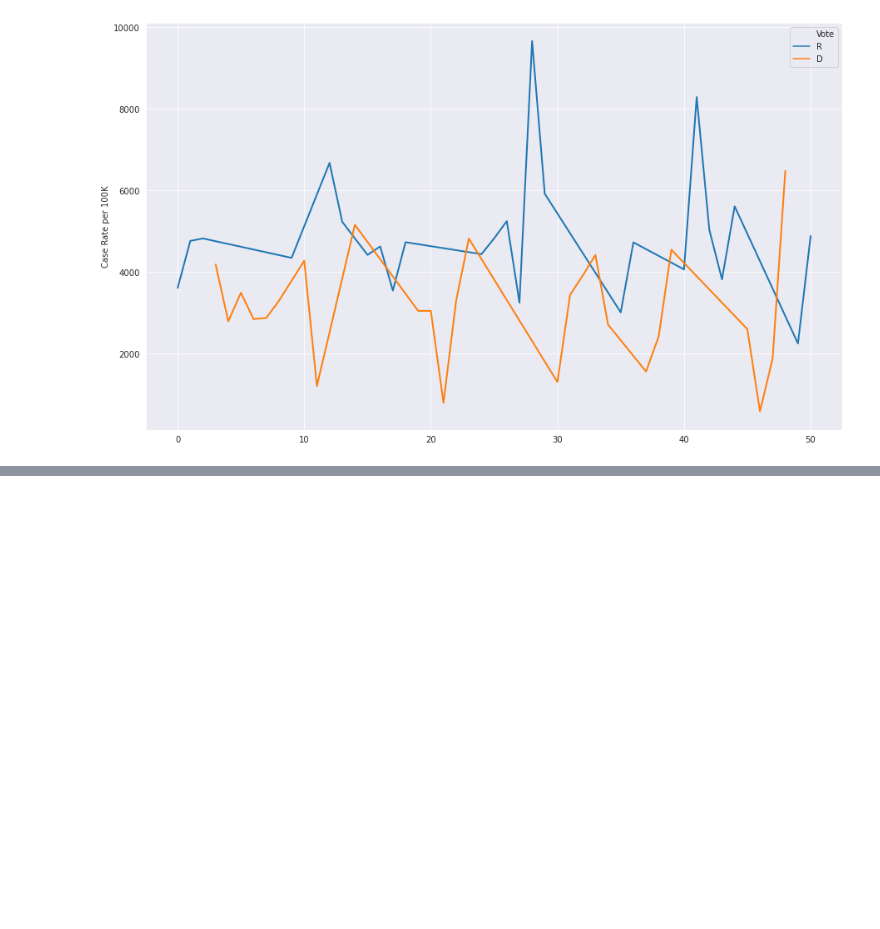
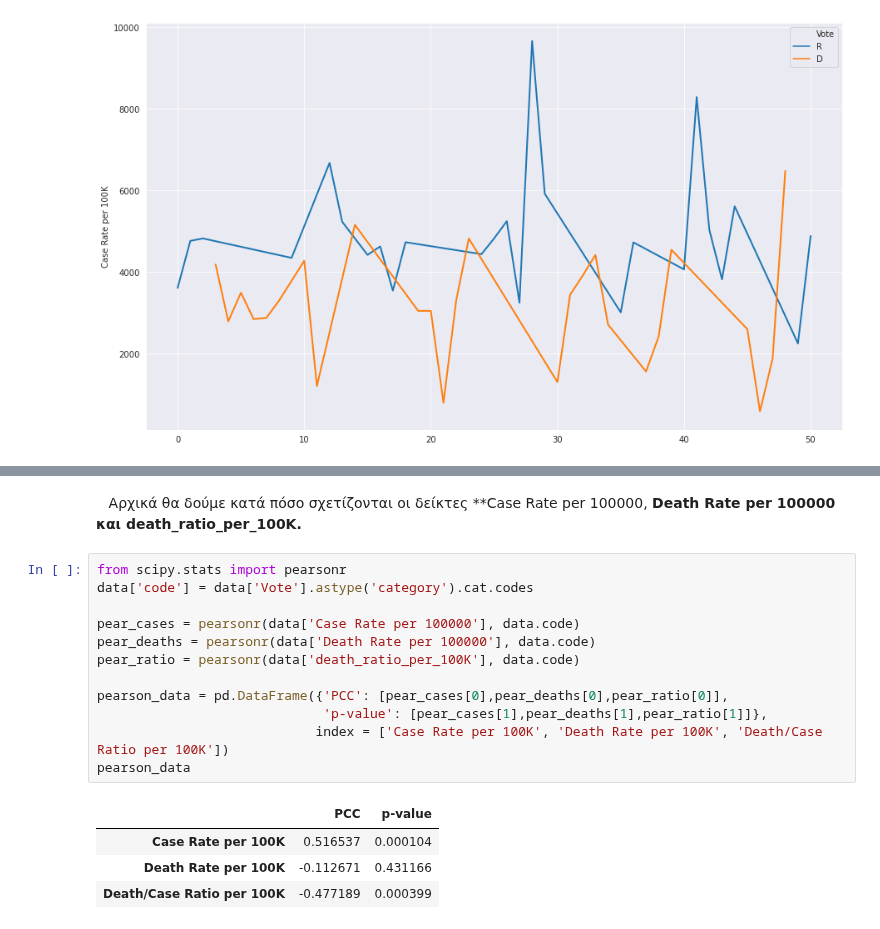
Before and after one commit to lkostakis/data-mining-covid19, a Jupyter notebook: ask4.ipynb, the cells around one changed output, grey strips where cells are left out. Cells and saved outputs as stored; diff of their text form; blank space fills up the shorter version.

```diff
--- a/ask4.ipynb
+++ b/ask4.ipynb
@@ -745,0 +694,19 @@ y_cases
+# %% [markdown]
+$\;\;\;$Αρχικά θα δούμε κατά πόσο σχετίζονται οι δείκτες **Case Rate per 100000, **Death Rate per 100000 και death_ratio_per_100K.**
+# %%
+from scipy.stats import pearsonr
+data['code'] = data['Vote'].astype('category').cat.codes
+
+pear_cases = pearsonr(data['Case Rate per 100000'], data.code)
+pear_deaths = pearsonr(data['Death Rate per 100000'], data.code)
+pear_ratio = pearsonr(data['death_ratio_per_100K'], data.code)
+
+pearson_data = pd.DataFrame({'PCC': [pear_cases[0],pear_deaths[0],pear_ratio[0]],
+                             'p-value': [pear_cases[1],pear_deaths[1],pear_ratio[1]]},
+                            index = ['Case Rate per 100K', 'Death Rate per 100K', 'Death/Case Ratio per 100K'])
+pearson_data
+# %% [output]
+|  | PCC | p-value |
+| Case Rate per 100K | 0.516537 | 0.000104 |
+| Death Rate per 100K | -0.112671 | 0.431166 |
+| Death/Case Ratio per 100K | -0.477189 | 0.000399 |
```
Also changed, not shown: parts of 16 cells of this notebook.
